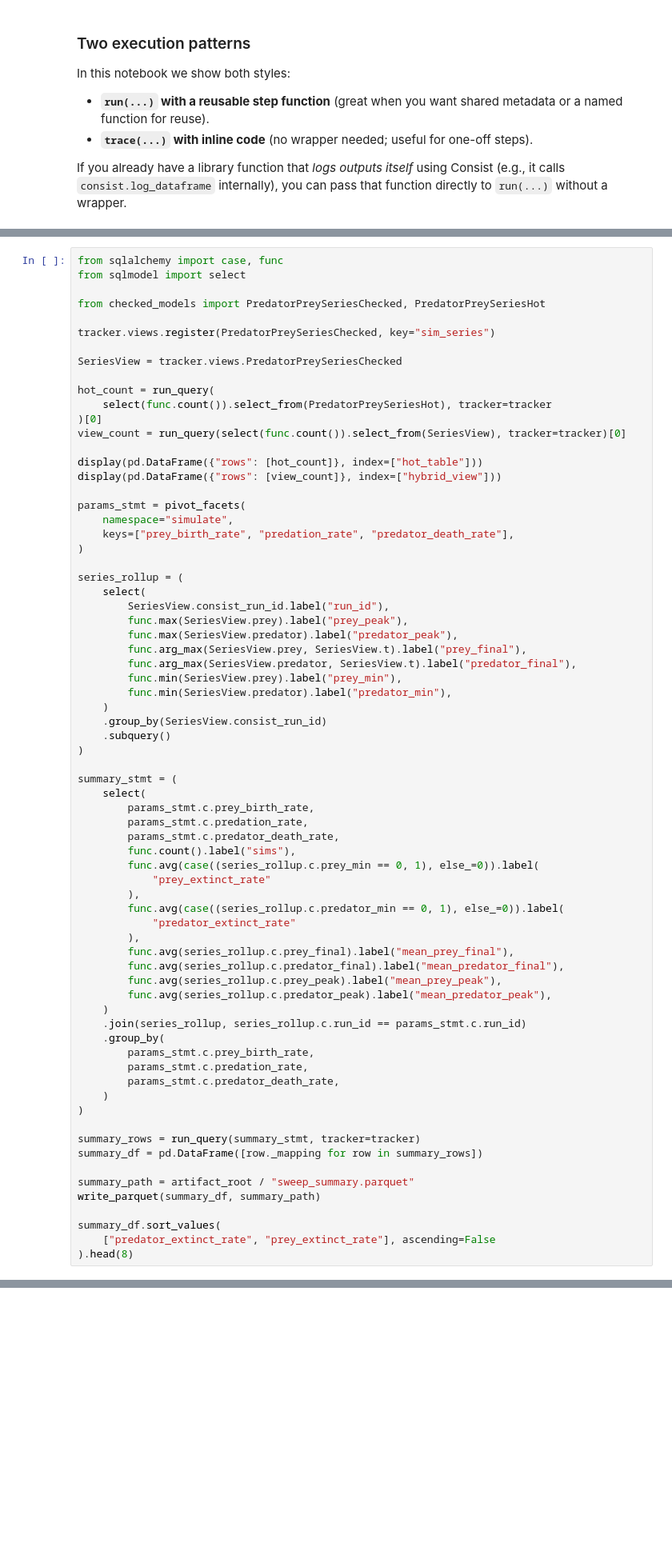
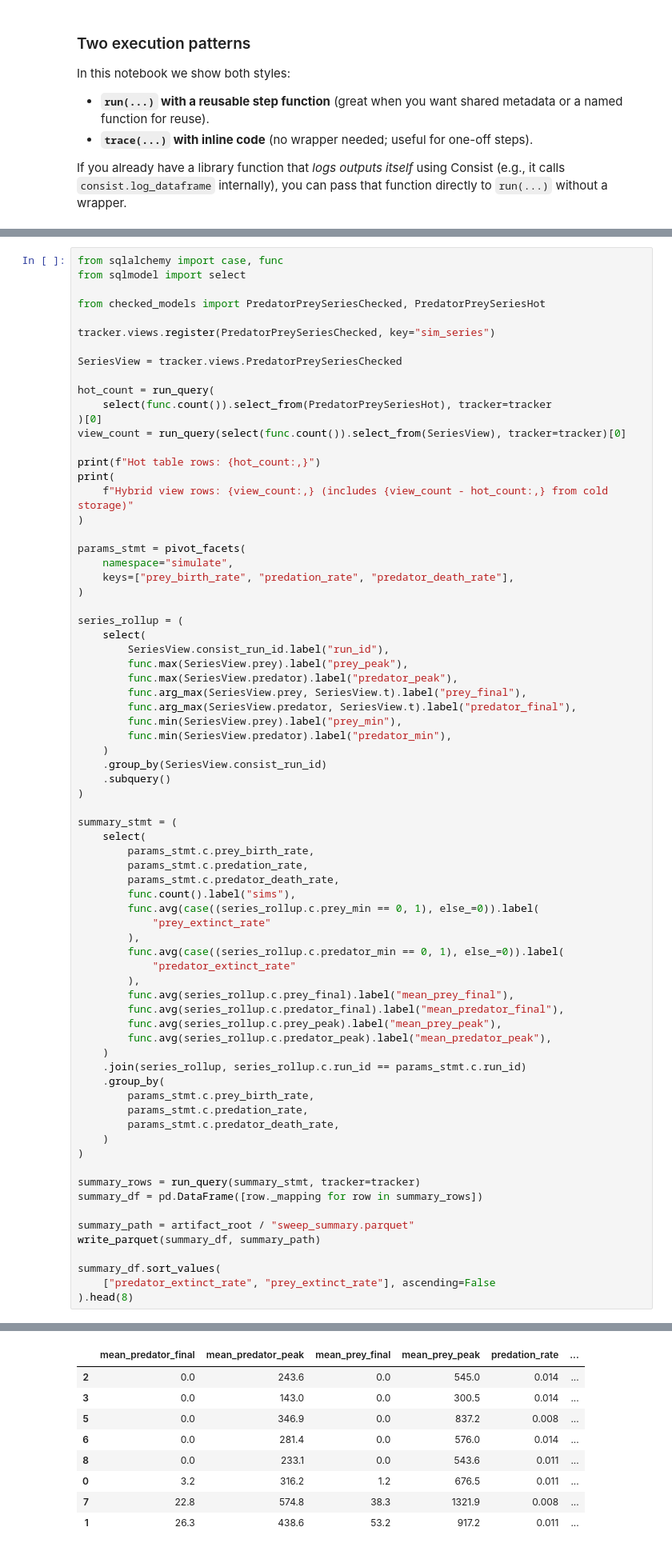
Before and after one commit to LBNL-UCB-STI/consist, a Jupyter notebook: examples/01_parameter_sweep_monte_carlo.ipynb, the cells around one changed output, grey strips where cells are left out. Shown at 80% size. Drawn from its saved outputs; the diff is of its cells as text; blank space fills up the shorter version.

```diff
--- a/examples/01_parameter_sweep_monte_carlo.ipynb
+++ b/examples/01_parameter_sweep_monte_carlo.ipynb
@@ -464,8 +507,10 @@ hot_count = run_query(
 )[0]
 view_count = run_query(select(func.count()).select_from(SeriesView), tracker=tracker)[0]
 
-display(pd.DataFrame({"rows": [hot_count]}, index=["hot_table"]))
-display(pd.DataFrame({"rows": [view_count]}, index=["hybrid_view"]))
+print(f"Hot table rows: {hot_count:,}")
+print(
+    f"Hybrid view rows: {view_count:,} (includes {view_count - hot_count:,} from cold storage)"
+)
 
 params_stmt = pivot_facets(
     namespace="simulate",
@@ -520,3 +565,4 @@ write_parquet(summary_df, summary_path)
 summary_df.sort_values(
     ["predator_extinct_rate", "prey_extinct_rate"], ascending=False
 ).head(8)
+# %% [output]
@@ -523,3 +571,12 @@ summary_df.sort_values(
+|  | mean_predator_final | mean_predator_peak | mean_prey_final | mean_prey_peak | predation_rate | ... |
+| 2 | 0.0 | 243.6 | 0.0 | 545.0 | 0.014 | ... |
+| 3 | 0.0 | 143.0 | 0.0 | 300.5 | 0.014 | ... |
+| 5 | 0.0 | 346.9 | 0.0 | 837.2 | 0.008 | ... |
+| 6 | 0.0 | 281.4 | 0.0 | 576.0 | 0.014 | ... |
+| 8 | 0.0 | 233.1 | 0.0 | 543.6 | 0.011 | ... |
+| 0 | 3.2 | 316.2 | 1.2 | 676.5 | 0.011 | ... |
+| 7 | 22.8 | 574.8 | 38.3 | 1321.9 | 0.008 | ... |
+| 1 | 26.3 | 438.6 | 53.2 | 917.2 | 0.011 | ... |
 # %% [markdown]
 ## 6) Interpreting the Results
 
```
Also changed, not shown: parts of 8 cells of this notebook, 4 other files.
